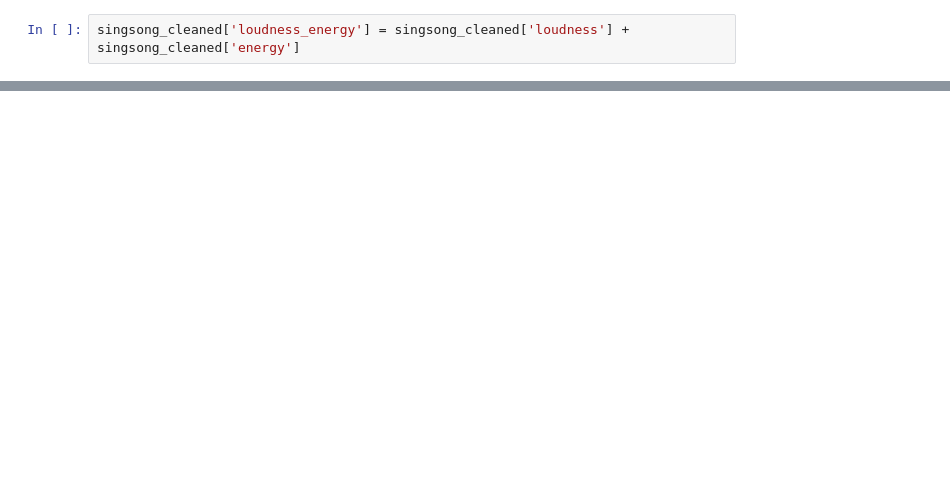
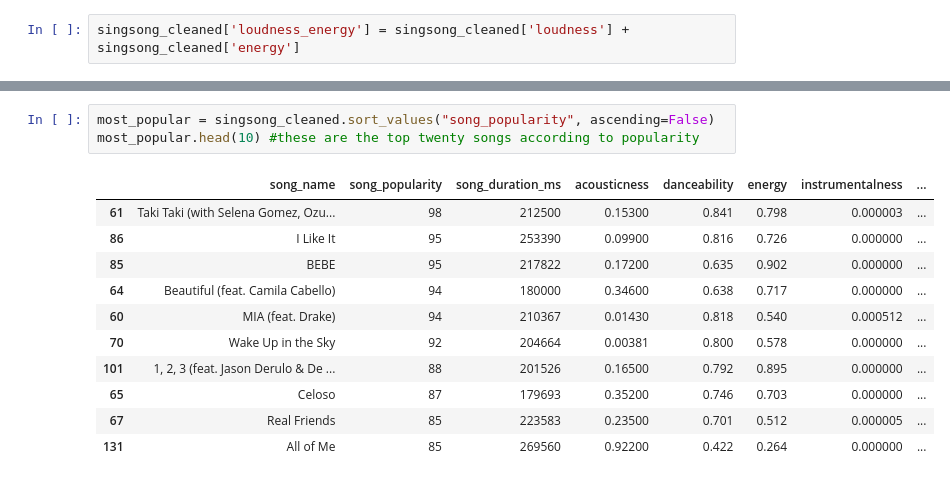
Before and after one commit to ubco-W2022T2-data301/project-group-group48, a Jupyter notebook: analysis pipeline/Person 1.ipynb, the cells around one changed output, grey strips where cells are left out. Cells and saved outputs as stored; diff of their text form; blank space fills up the shorter version.

```diff
--- a/analysis pipeline/Person 1.ipynb
+++ b/analysis pipeline/Person 1.ipynb
@@ -78,0 +105,15 @@ singsong_cleaned
+# %%
+most_popular = singsong_cleaned.sort_values("song_popularity", ascending=False)
+most_popular.head(10) #these are the top twenty songs according to popularity
+# %% [output]
+|  | song_name | song_popularity | song_duration_ms | acousticness | danceability | energy | instrumentalness | ... |
+| 61 | Taki Taki (with Selena Gomez, Ozu... | 98 | 212500 | 0.15300 | 0.841 | 0.798 | 0.000003 | ... |
+| 86 | I Like It | 95 | 253390 | 0.09900 | 0.816 | 0.726 | 0.000000 | ... |
+| 85 | BEBE | 95 | 217822 | 0.17200 | 0.635 | 0.902 | 0.000000 | ... |
+| 64 | Beautiful (feat. Camila Cabello) | 94 | 180000 | 0.34600 | 0.638 | 0.717 | 0.000000 | ... |
+| 60 | MIA (feat. Drake) | 94 | 210367 | 0.01430 | 0.818 | 0.540 | 0.000512 | ... |
+| 70 | Wake Up in the Sky | 92 | 204664 | 0.00381 | 0.800 | 0.578 | 0.000000 | ... |
+| 101 | 1, 2, 3 (feat. Jason Derulo & De ... | 88 | 201526 | 0.16500 | 0.792 | 0.895 | 0.000000 | ... |
+| 65 | Celoso | 87 | 179693 | 0.35200 | 0.746 | 0.703 | 0.000000 | ... |
+| 67 | Real Friends | 85 | 223583 | 0.23500 | 0.701 | 0.512 | 0.000005 | ... |
+| 131 | All of Me | 85 | 269560 | 0.92200 | 0.422 | 0.264 | 0.000000 | ... |
```
Also changed, not shown: parts of 6 cells of this notebook.
